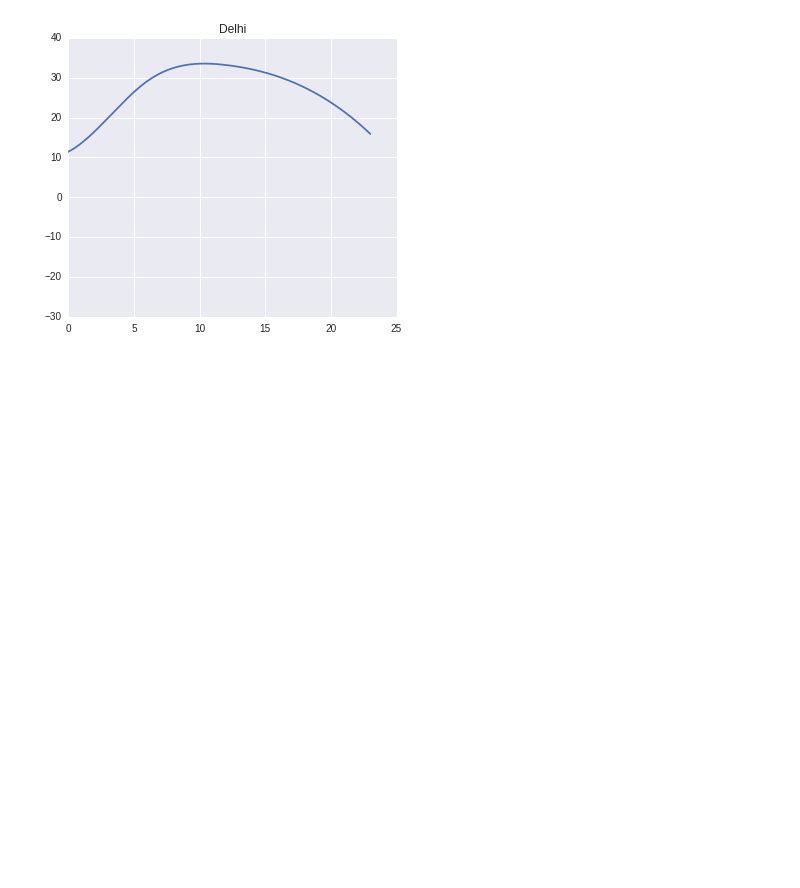
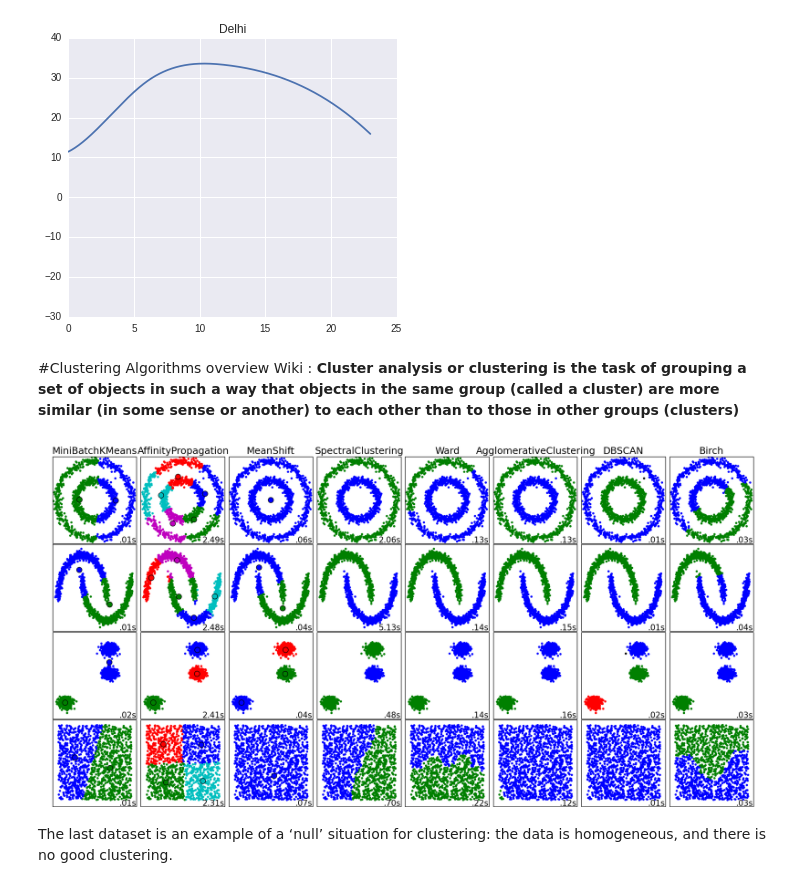
Before and after one commit to ayushshukla92/Functional-Data-Analysis, a Jupyter notebook: Python/Data/wunderground/fda.ipynb, the cells around one changed output. Drawn from its saved outputs; the diff is of its cells as text; code cells hidden in the pictures; blank space fills up the shorter version.

```diff
--- a/Python/Data/wunderground/fda.ipynb
+++ b/Python/Data/wunderground/fda.ipynb
@@ -243,3 +243,13 @@ sns.plt.plot()
 # %% [output]
 []
 [figure]
+# %% [markdown]
+#Clustering Algorithms overview
+Wiki : **Cluster analysis or clustering is the task of grouping a set of objects in such a way that objects in the same group (called a cluster) are more similar (in some sense or another) to each other than to those in other groups (clusters)**
+# %%
+from IPython.display import Image
+Image(filename='Clustering.png')
+# %% [output]
+[figure, added]
+# %% [markdown]
+The last dataset is an example of a ‘null’ situation for clustering: the data is homogeneous, and there is no good clustering.
```
Also changed, not shown: parts of 8 cells of this notebook, 1 other file.
